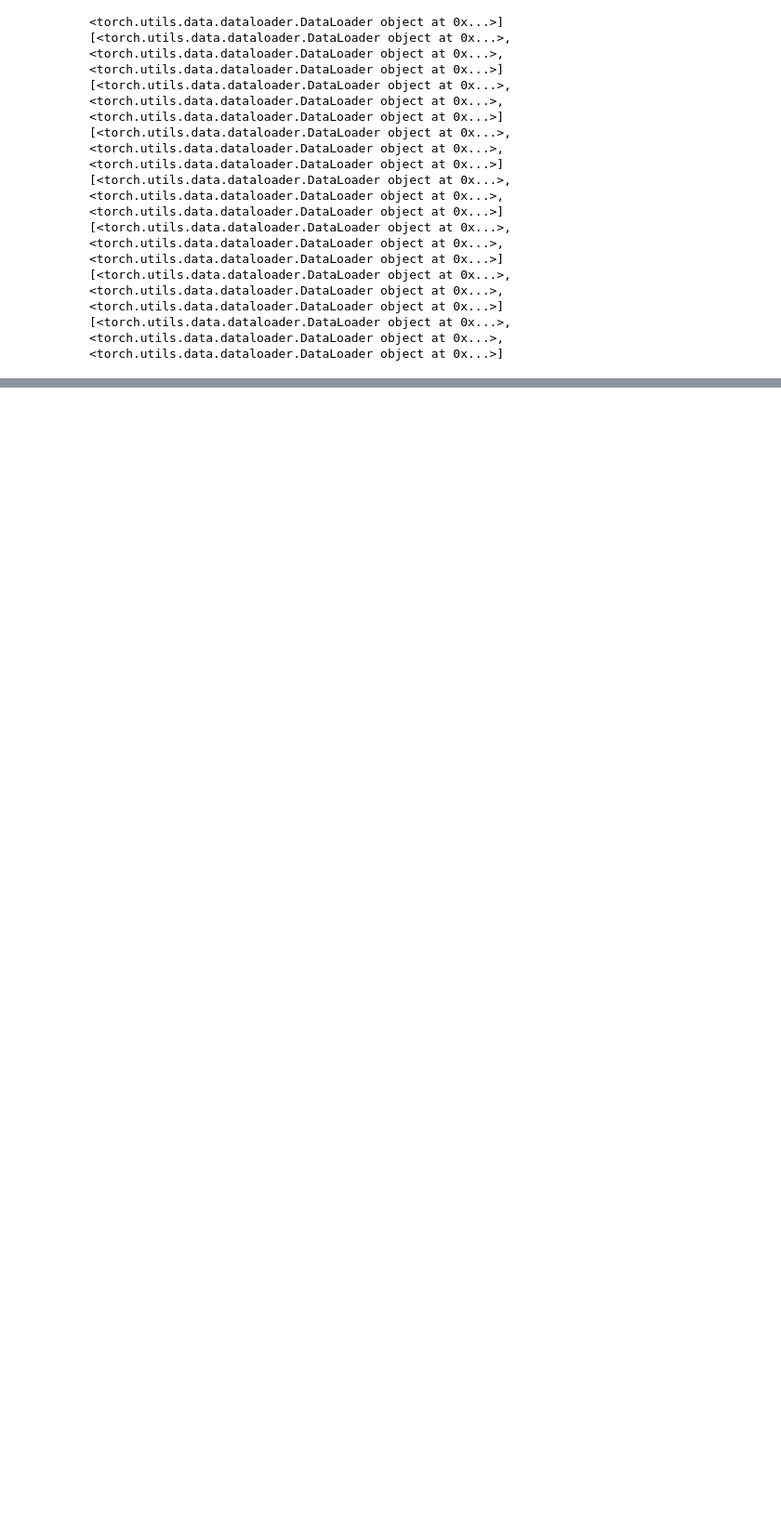
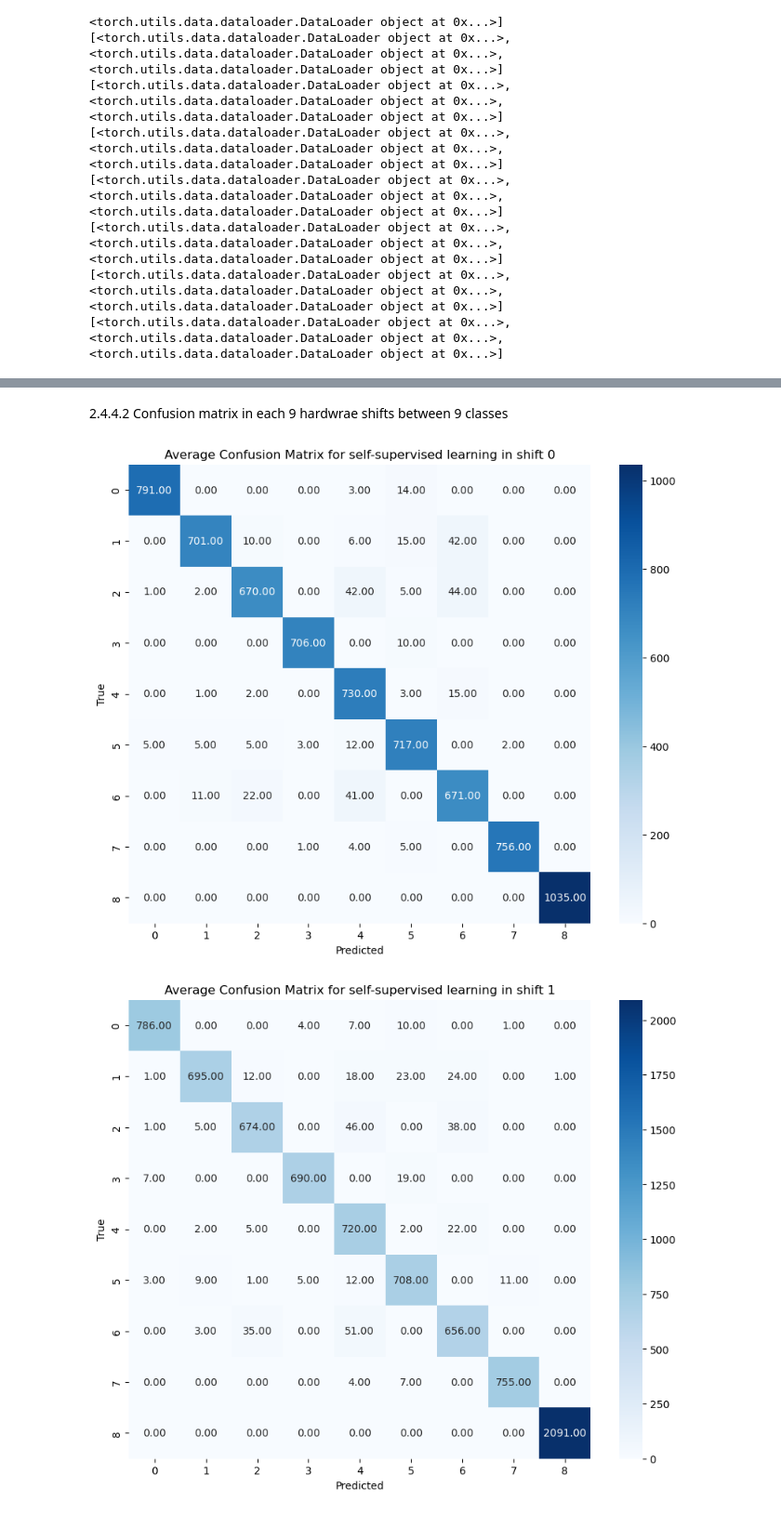
Before and after one commit to tuan220199/Prosthetic_hand_private, a Jupyter notebook: robustness_data_analysis.ipynb, the cells around one changed output, grey strips where cells are left out. Shown at 93% size. Cells and saved outputs as stored; diff of their text form; code cells hidden in the pictures; blank space fills up the shorter version.

```diff
--- a/robustness_data_analysis.ipynb
+++ b/robustness_data_analysis.ipynb
@@ -713,0 +823,49 @@ for shift in range(9):
+# %% [markdown]
+2.4.4.2 Confusion matrix in each 9 hardwrae shifts between 9 classes
+# %%
+from sklearn.metrics import confusion_matrix
+import matplotlib.pyplot as plt
+import seaborn as sns
+import numpy as np
+
+# Initialize variables to accumulate predictions and true labels
+conf_matrices_self_supervised = []
+
+# Loop through shifts and folds
+for shift in range(9):
+    all_predictions = []
+    all_true_labels = []
+    for k_fold in range(3):
+        #classifier = FFNN(8,9) # This indicates that the neural network expects input data with 8 features and will produce output predictions across 9 classes.
+        encoder = E(8,8)
+        encoder.load_state_dict(torch.load(f"encoder_fold_{k_fold+1}_shift_{shift}.pt")) # contains the learned parameters (weights and biases) of the encoder model
+        recovered_points_= torch.load(f"reference_points_fold_{k_fold+1}_shift_{shift}.pt") # These points represent reference points for inference or evaluation in the model
+        classifier.load_state_dict(torch.load(f"classifier_fold_{k_fold+1}_shift_{shift}.pt")) # contains the weights and biases learned during training.
+        classifier.eval() # sets the model to evaluation mode.
+        encoder.eval() # sets the model to evaluation mode.
+
+        # Get the test data for the current shift and fold
+        X_test_shift = X_test[shift][k_fold]
+        # Encode the test data using the encoder model
+        y1 = encoder(get_tensor(X_test_shift))
+        # Use the encoded data directly without rotation
+        y_tr1 = classifier(y1).argmax(1)
+
+        all_predictions.extend(y_tr1.cpu().numpy())
+        all_true_labels.extend(get_tensor(y_test[shift][k_fold]).flatten())
+
+
+    # Calculate the confusion matrix for the current shift
+    conf_matrix = confusion_matrix(all_true_labels, all_predictions)
+    conf_matrices_self_supervised.append(conf_matrix)
+
+    # Plot the average confusion matrix
+    plt.figure(figsize=(10, 8))
+    sns.heatmap(conf_matrix, annot=True, cmap='Blues', fmt='.2f')
+    plt.xlabel('Predicted')
+    plt.ylabel('True')
+    plt.title(f'Average Confusion Matrix for self-supervised learning in shift {shift}')
+    plt.show()
+# %% [output]
+[figure, added]
+[figure, added]
```
Also changed, not shown: parts of 15 cells of this notebook, 2 other files.
